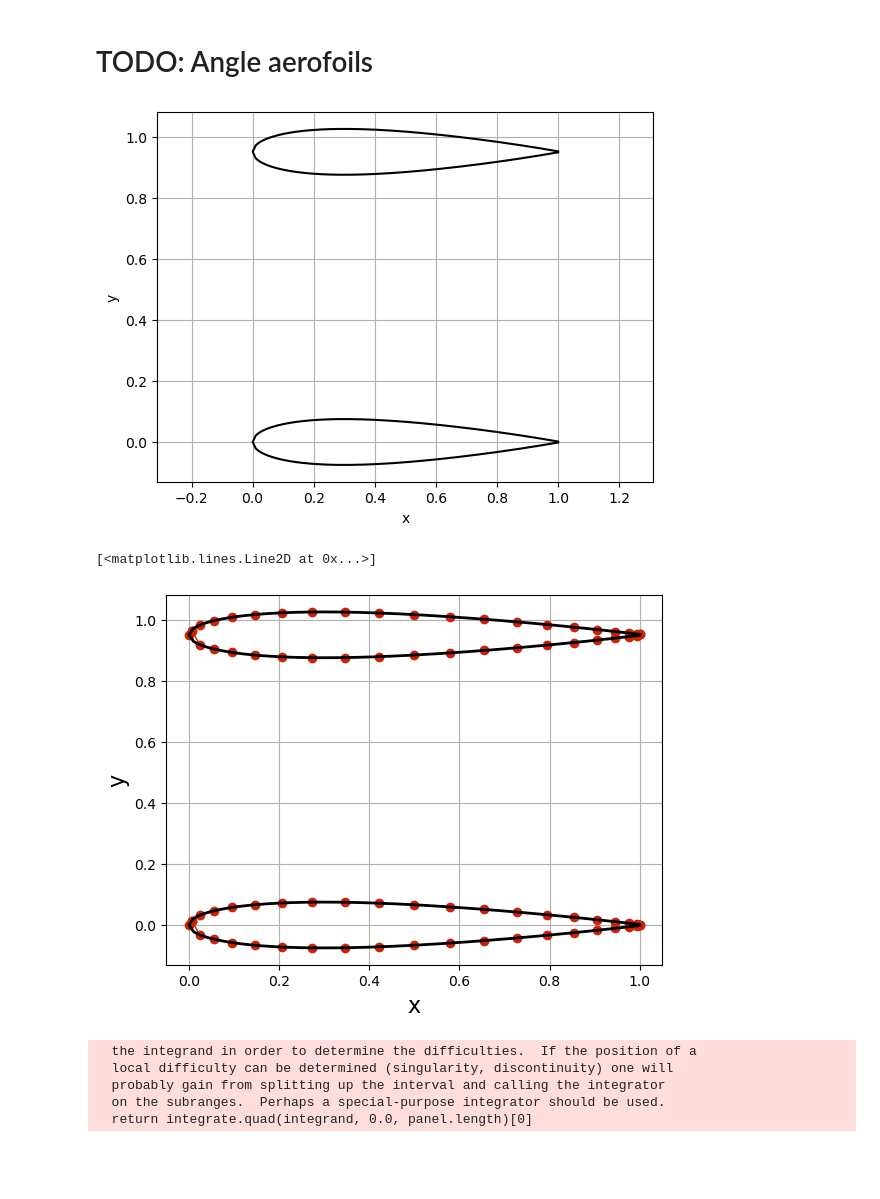
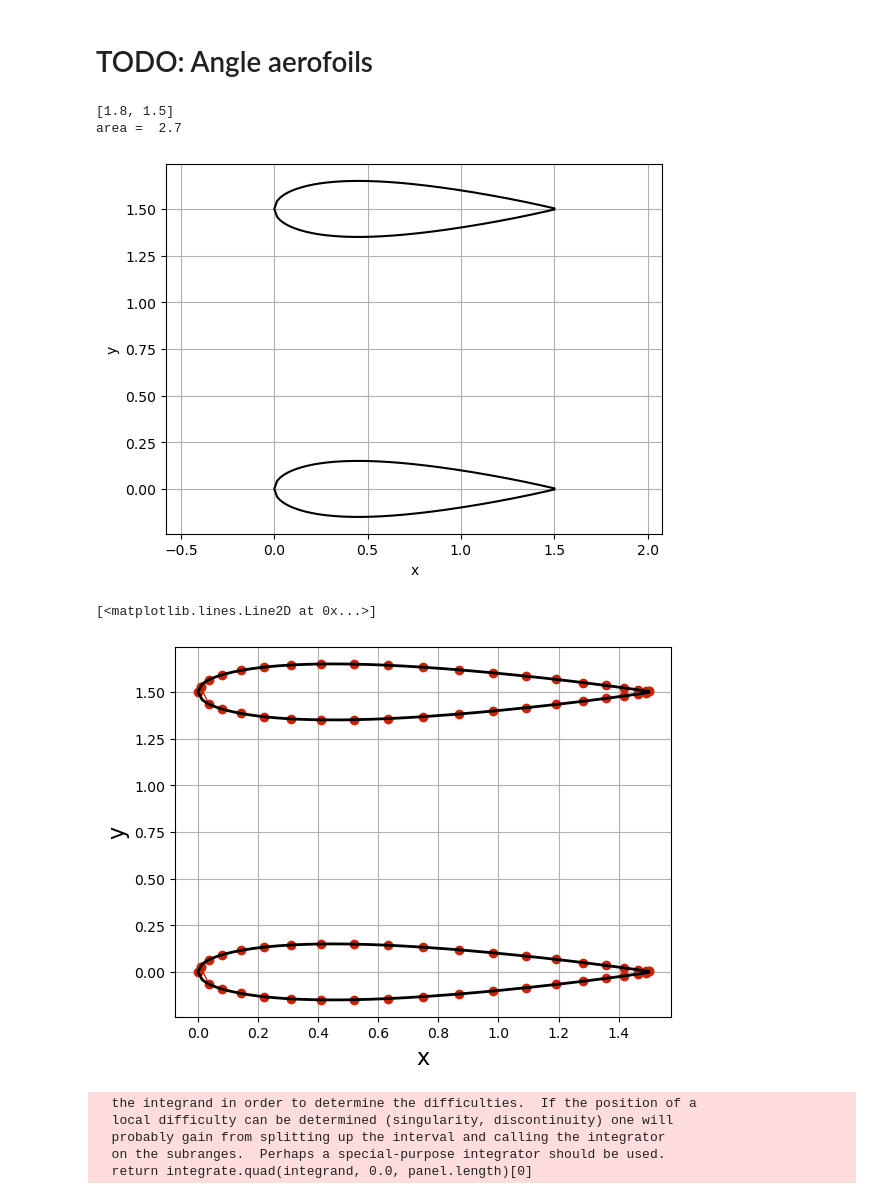
Before and after one commit to pilipb/DP5-code, a Jupyter notebook: testing_foil.ipynb, the cells around one changed output. Drawn from its saved outputs; the diff is of its cells as text; code cells hidden in the pictures; blank space fills up the shorter version.

```diff
--- a/testing_foil.ipynb
+++ b/testing_foil.ipynb
@@ -5,41 +5,47 @@ from aerofoil2 import *
 from aerofoil import naca_foil, custom_foil, naca_one_side
 from matplotlib import pyplot as plt
 
+# size limit = 1.54 x 1.51m as its Hilux
 
-foil_width = 0.15
-turbine_width = 0.8 + foil_width
-turbine_length = 1
+foil_width = 0.3
+turbine_width = 1.2 + foil_width
+
+turbine_length = 1.5
 t_c = 0.2
 alphas = [0,0]
 # alphas = [10,-10]
 
 # Create a custom aerofoil
 # x,y = custom_foil(foil_width, t_c,alpha=alphas[0], side='left')
 # x2,y2 = custom_foil(foil_width, t_c,alpha=alphas[1], side='right')
 
 # Create a NACA 0012 aerofoil
 x,y = naca_foil(foil_width, alpha=alphas[0])
 x2,y2 = naca_foil(foil_width, alpha=alphas[1])
 
 # NB: to create a nozzle use any of the above functions and set the foil width to 0.01
 
 # create an asym foil
 # x,y = naca_one_side(foil_width,side='left', alpha=alphas[0])
 # x2,y2 = naca_one_side(foil_width,side='right', alpha = alphas[1])
-
+tru_size = [turbine_width + foil_width, turbine_length]
+print(tru_size)
+print('area = ', tru_size[0]*tru_size[1])
 # scale the aerofoil length
 x = x * turbine_length
 x2 = x2 * turbine_length
 
 # Plot the aerofoil
 plt.plot(x,y,'k-')
 plt.plot(x2,y2 + turbine_width,'k-')
 plt.axis('equal')
 plt.xlabel('x')
 plt.ylabel('y')
 plt.grid()
 # %% [output]
+[1.8, 1.5]
+area =  2.7
-[figure, old version]
+[figure, new version]
 # %%
 import numpy as np
 
@@ -73,6 +79,6 @@ plt.plot(x, y, color='k', linestyle='-', linewidth=2)
 plt.plot(x2, y2, color='k', linestyle='-', linewidth=2)
 # %% [output]
 [<matplotlib.lines.Line2D at 0x...>]
-[figure, old version]
+[figure, new version]
 # %%
 # define the freestream conditions
```
Also changed, not shown: parts of 3 cells of this notebook.
